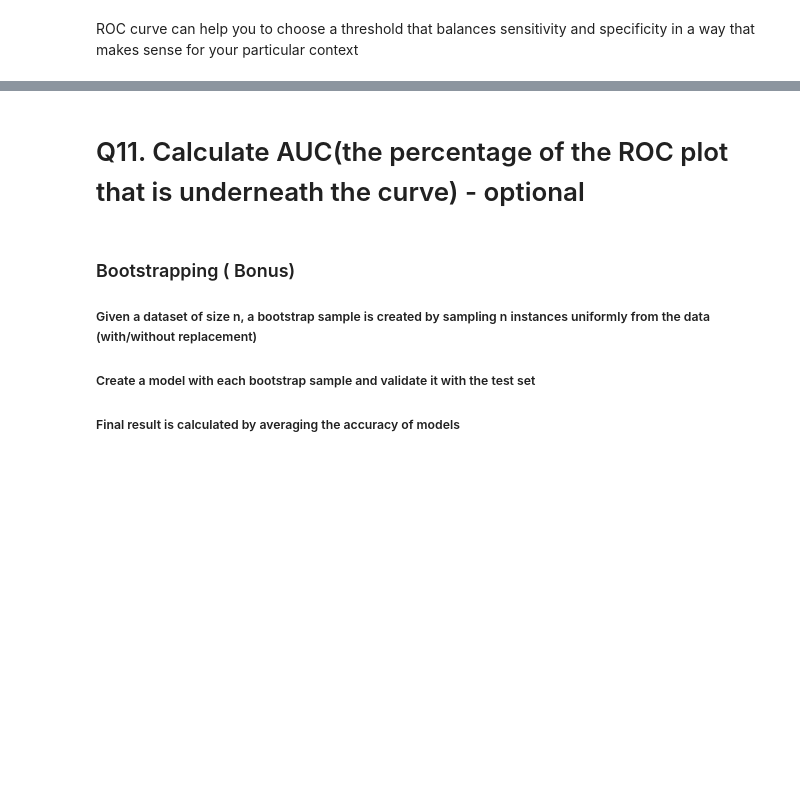
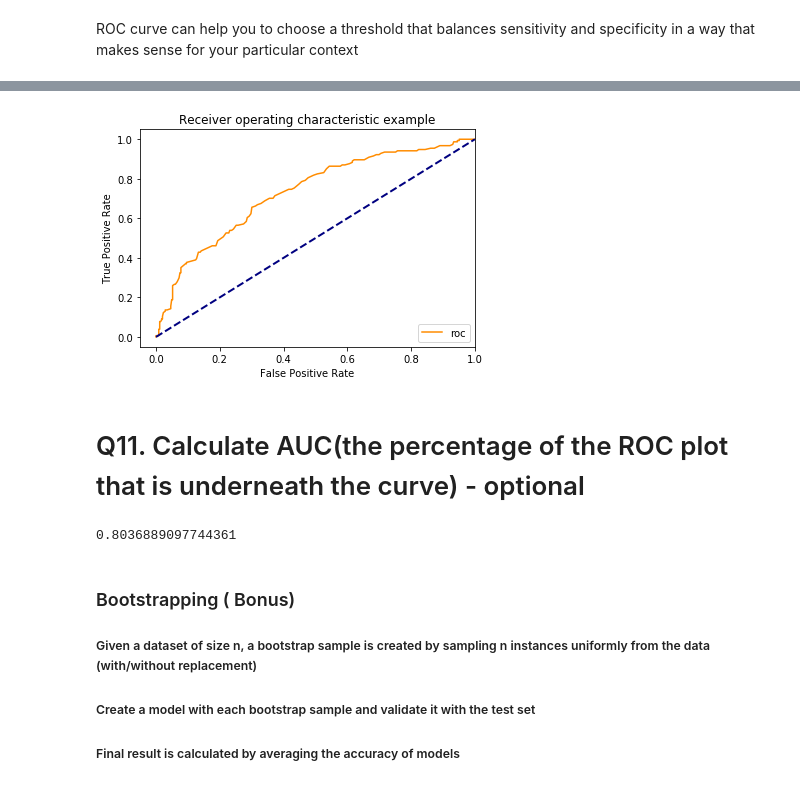
Before and after one commit to Malaratgithub/Machine-Learning-Python, a Jupyter notebook: R4/Lab/External/R4_External_Lab_Validation_Accuracy (1).ipynb, the cells around one changed output, grey strips where cells are left out. Drawn from its saved outputs; the diff is of its cells as text; code cells hidden in the pictures; blank space fills up the shorter version.

```diff
--- a/R4/Lab/External/R4_External_Lab_Validation_Accuracy (1).ipynb
+++ b/R4/Lab/External/R4_External_Lab_Validation_Accuracy (1).ipynb
@@ -243,5 +239,20 @@ ROC curve can help you to choose a threshold that balances sensitivity and speci
+# %%
+# There is a confusion here to choose the model splits that we have done. Here I have taken 50:50.
+y_probs = rf_model.predict_proba(zscore(pd.get_dummies(X_testOrg)))
+probs=y_probs[:,1]
+fpr, tpr, threshold = roc_curve(Y_testOrg, probs)
+plot_roc(fpr,tpr)
+# %% [output]
+[figure, added]
 # %% [markdown]
 # Q11. Calculate AUC(the percentage of the ROC plot that is underneath the curve) - optional
+# %%
+y_probs = rf_model.predict_proba(X_test_scaled)
+probs=y_probs[:,1]
+auc = metrics.roc_auc_score(Y_test, probs)
+print(auc)
+# %% [output]
+0.8036889097744361
 # %% [markdown]
 ### Bootstrapping ( Bonus)
 ##### Given a dataset of size n, a bootstrap sample is created by sampling n instances uniformly from the data (with/without replacement)
```
Also changed, not shown: parts of 23 cells of this notebook, 1 other file.
